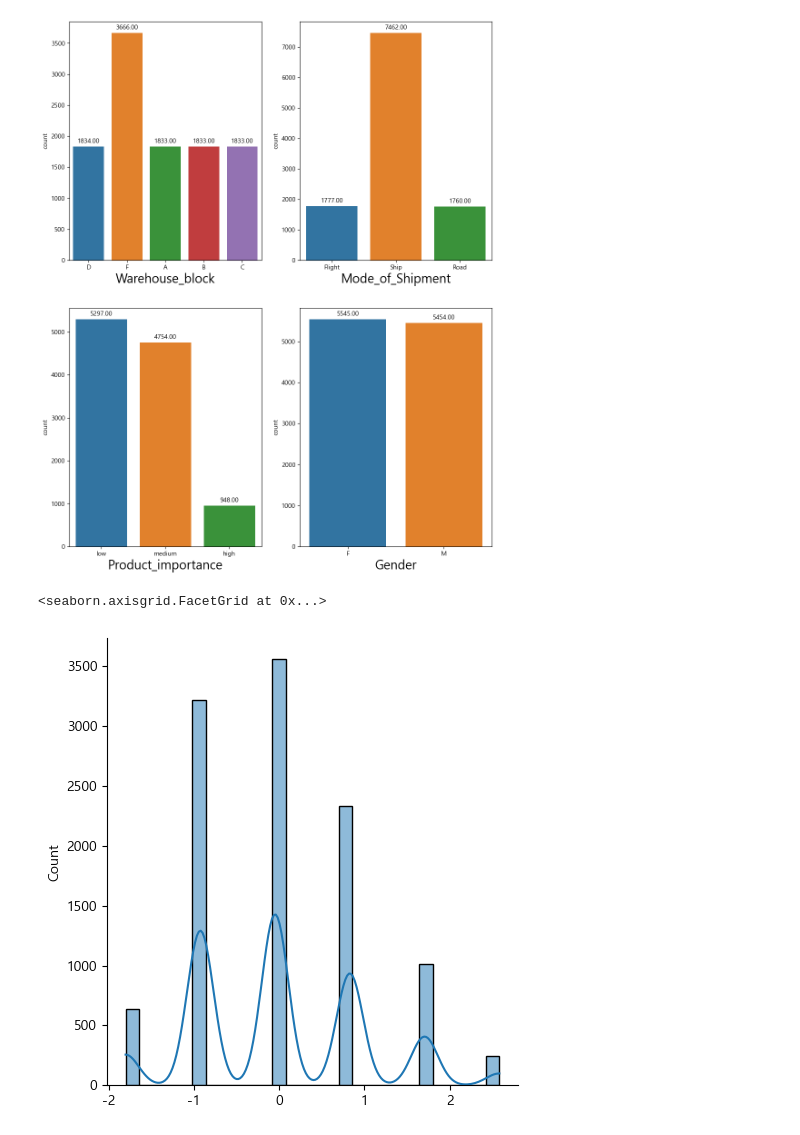
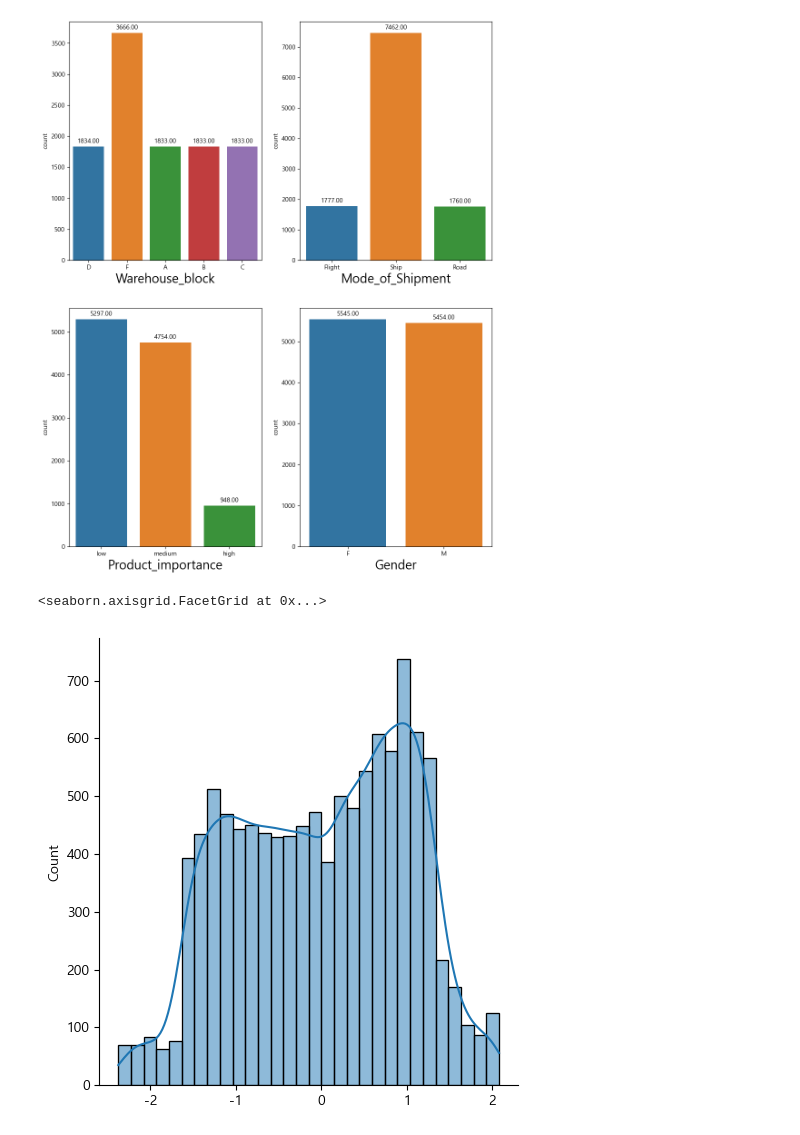
Before and after one commit to daebeobkim/python-bigdata, a Jupyter notebook: EDA/머신러닝/프로젝트 준비.ipynb, the cells around one changed output. Saved outputs shown, nothing was run; the diff lists cells and outputs as text; code cells hidden in the pictures.

```diff
--- a/EDA/머신러닝/프로젝트 준비.ipynb
+++ b/EDA/머신러닝/프로젝트 준비.ipynb
@@ -116,10 +116,10 @@ for value, subplot in zip(category.columns, ax.flatten()):
 # %%
 import scipy.stats as stats
 plt.rcParams['axes.unicode_minus'] = False
-score_df = test['Customer_care_calls']
+score_df = test['Cost_of_the_Product']
 score_df = score_df.to_numpy() #넘파이 배열로 변환
-score = stats.zscore(score_df)
+score = stats.zscore(score_df) #표준편차 변환
 sns.displot(data = score,kde=True)
 # %% [output]
 <seaborn.axisgrid.FacetGrid at 0x...>
-[figure, old version]
+[figure, new version]
```
